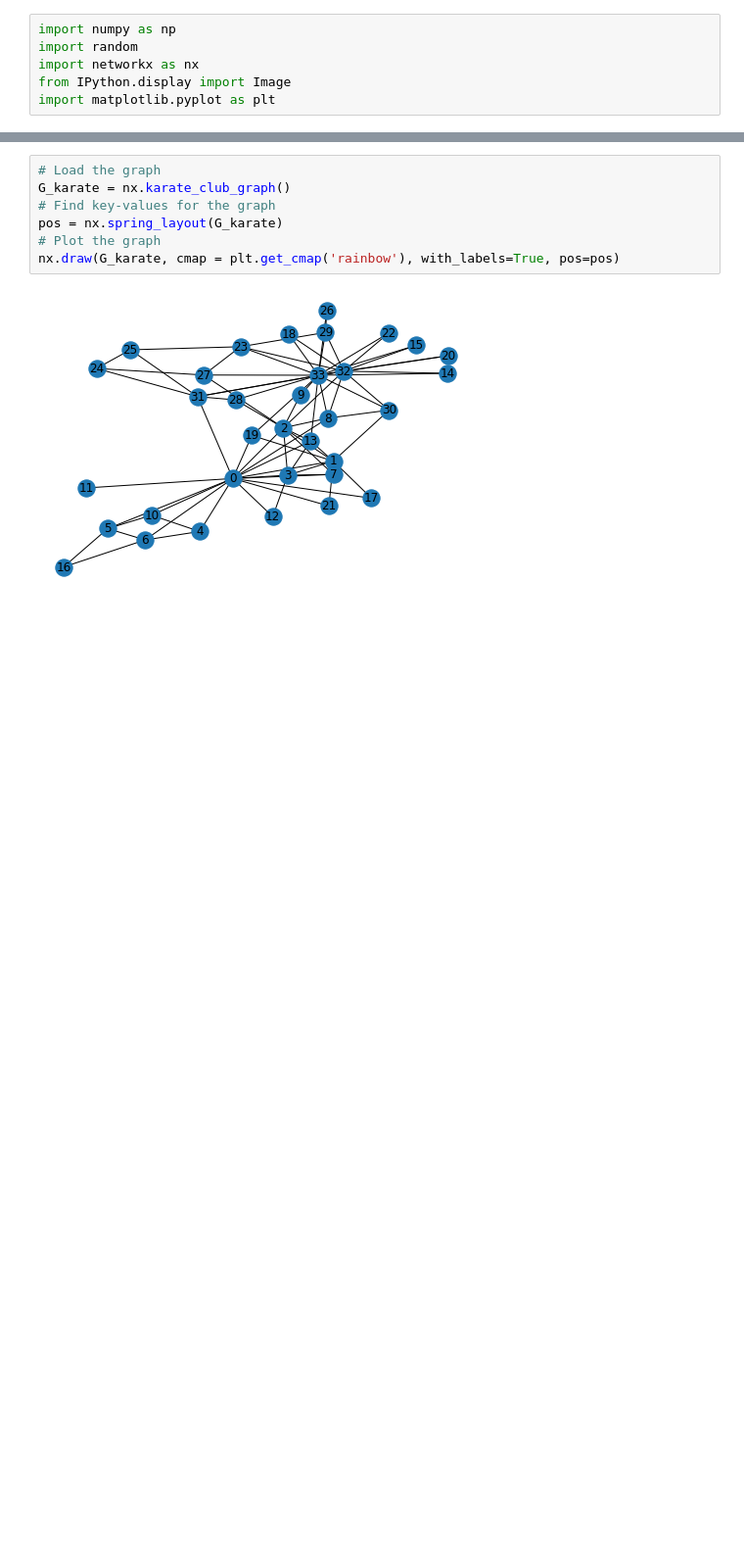
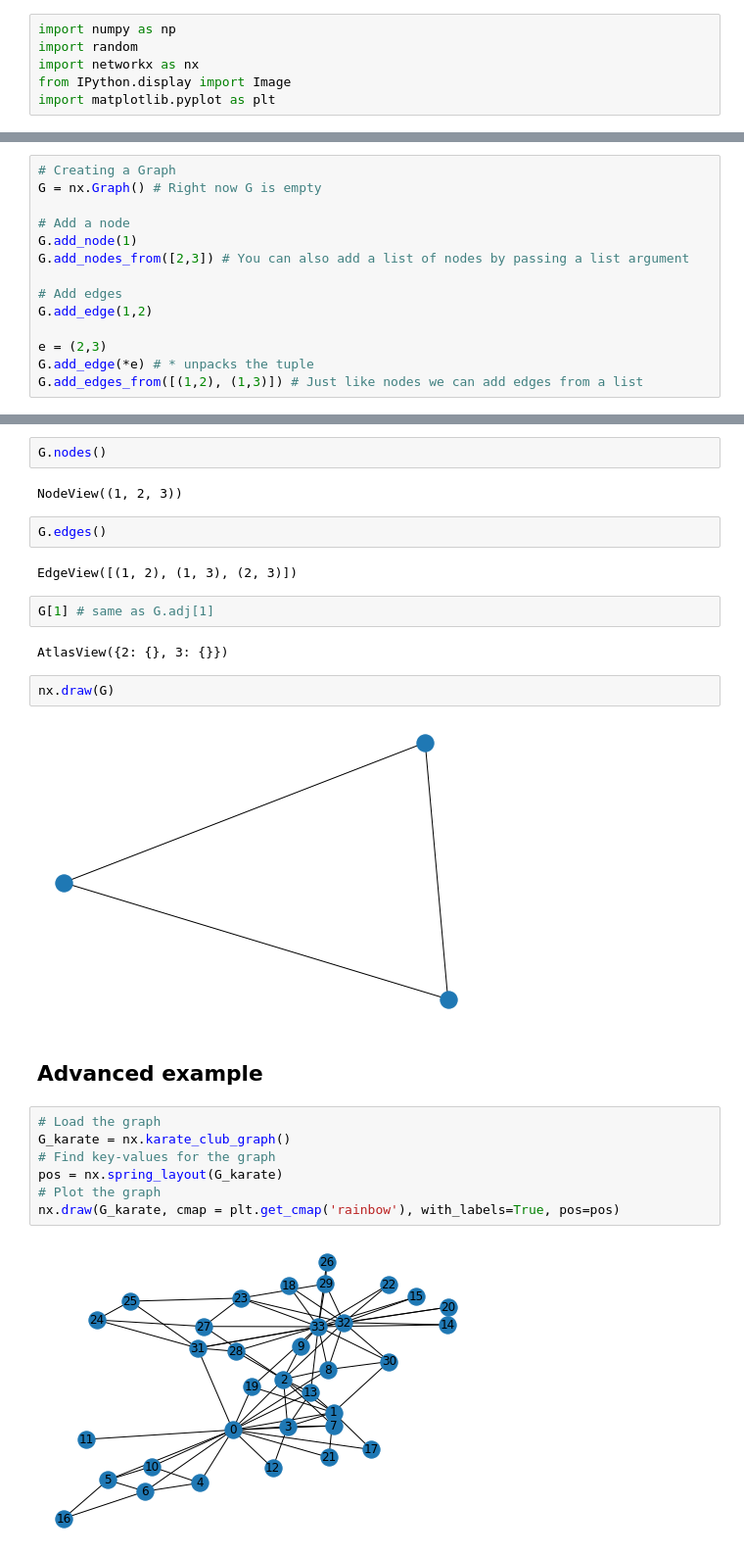
Before and after one commit to pasdptt/PasdPublicNB, a Jupyter notebook: Intro2graphwithPython.ipynb, the cells around one changed output, grey strips where cells are left out. Shown: that part at 98% size. Drawn from its saved outputs; the diff is of its cells as text; blank space fills up the shorter version.

```diff
--- a/Intro2graphwithPython.ipynb
+++ b/Intro2graphwithPython.ipynb
@@ -10,0 +138,14 @@ import matplotlib.pyplot as plt
+# %%
+# Creating a Graph
+G = nx.Graph() # Right now G is empty
+
+# Add a node
+G.add_node(1)
+G.add_nodes_from([2,3]) # You can also add a list of nodes by passing a list argument
+
+# Add edges
+G.add_edge(1,2)
+
+e = (2,3)
+G.add_edge(*e) # * unpacks the tuple
+G.add_edges_from([(1,2), (1,3)]) # Just like nodes we can add edges from a list
@@ -11,3 +172,21 @@ import matplotlib.pyplot as plt
+# %%
+G.nodes()
+# %% [output]
+NodeView((1, 2, 3))
+# %%
+G.edges()
+# %% [output]
+EdgeView([(1, 2), (1, 3), (2, 3)])
+# %%
+G[1] # same as G.adj[1]
+# %% [output]
+AtlasView({2: {}, 3: {}})
+# %%
+nx.draw(G)
+# %% [output]
+[figure, added]
+# %% [markdown]
+## Advanced example
 # %%
 # Load the graph
 G_karate = nx.karate_club_graph()
```
Also changed, not shown: parts of 17 cells of this notebook.
